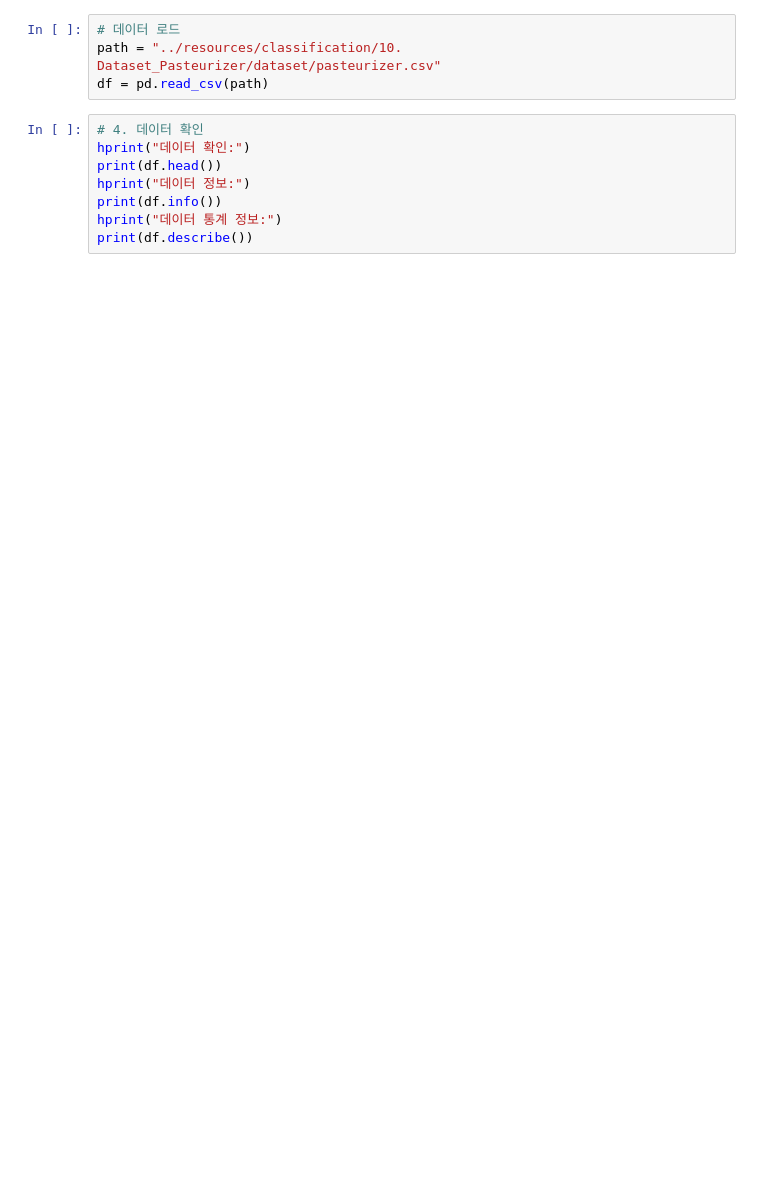
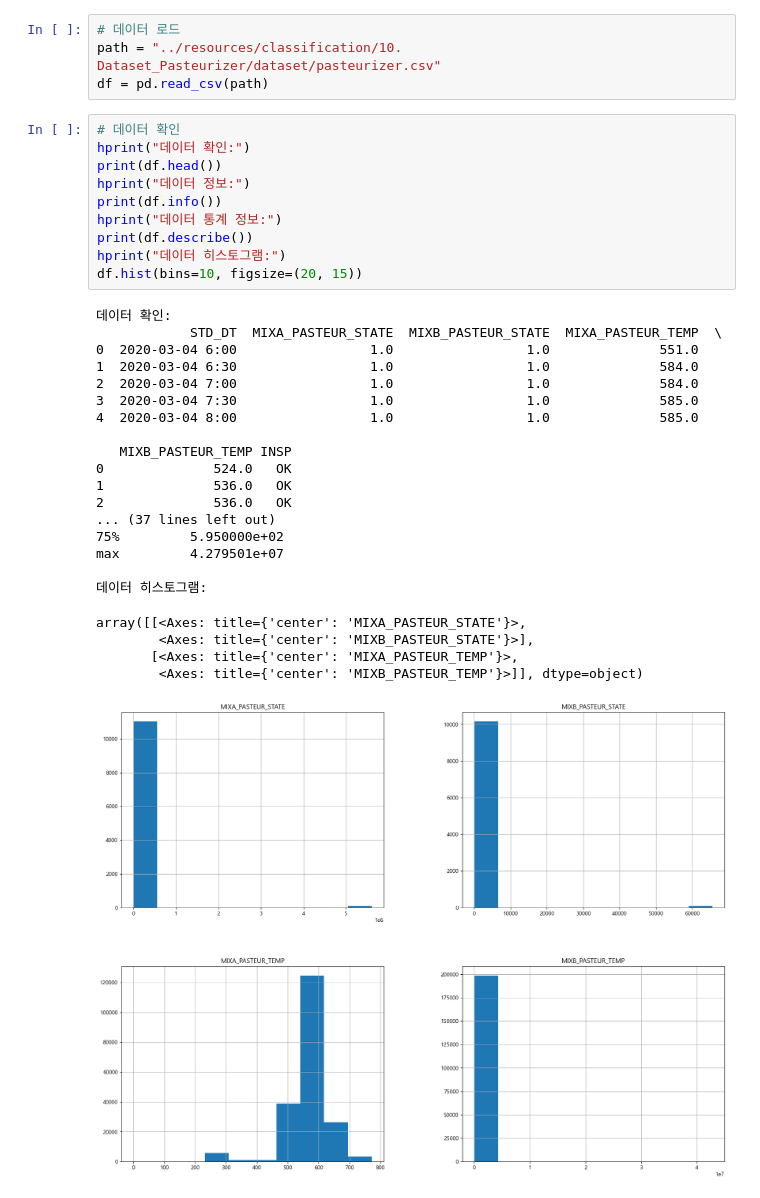
Before and after one commit to iujunhyung/ml-learn, a Jupyter notebook: notebooks/classification.ipynb, the cells around one changed output. Cells and saved outputs as stored; diff of their text form; blank space fills up the shorter version.

```diff
--- a/notebooks/classification.ipynb
+++ b/notebooks/classification.ipynb
@@ -13,11 +16,36 @@ from sklearn.metrics import confusion_matrix, accuracy_score, precision_score, r
 path = "../resources/classification/10. Dataset_Pasteurizer/dataset/pasteurizer.csv"
 df = pd.read_csv(path)
 # %%
-# 4. 데이터 확인
+# 데이터 확인
 hprint("데이터 확인:")
 print(df.head())
 hprint("데이터 정보:")
 print(df.info())
 hprint("데이터 통계 정보:")
 print(df.describe())
+hprint("데이터 히스토그램:")
+df.hist(bins=10, figsize=(20, 15))
+# %% [output]
+데이터 확인:
+            STD_DT  MIXA_PASTEUR_STATE  MIXB_PASTEUR_STATE  MIXA_PASTEUR_TEMP  \
+0  2020-03-04 6:00                 1.0                 1.0              551.0
+1  2020-03-04 6:30                 1.0                 1.0              584.0
+2  2020-03-04 7:00                 1.0                 1.0              584.0
+3  2020-03-04 7:30                 1.0                 1.0              585.0
+4  2020-03-04 8:00                 1.0                 1.0              585.0
+
+   MIXB_PASTEUR_TEMP INSP
+0              524.0   OK
+1              536.0   OK
+2              536.0   OK
+... (37 lines left out)
+75%         5.950000e+02
+max         4.279501e+07
+
+데이터 히스토그램:
+array([[<Axes: title={'center': 'MIXA_PASTEUR_STATE'}>,
+        <Axes: title={'center': 'MIXB_PASTEUR_STATE'}>],
+       [<Axes: title={'center': 'MIXA_PASTEUR_TEMP'}>,
+        <Axes: title={'center': 'MIXB_PASTEUR_TEMP'}>]], dtype=object)
+[figure, added]
 # %%
```
Also changed, not shown: parts of 10 cells of this notebook, 5 other files.
